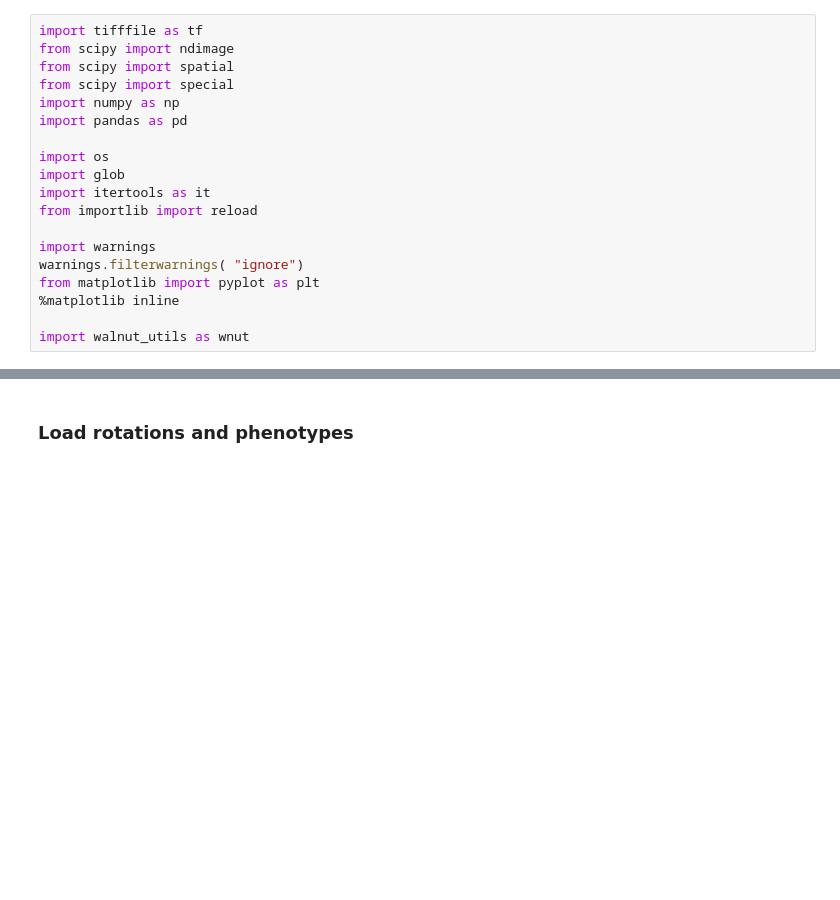
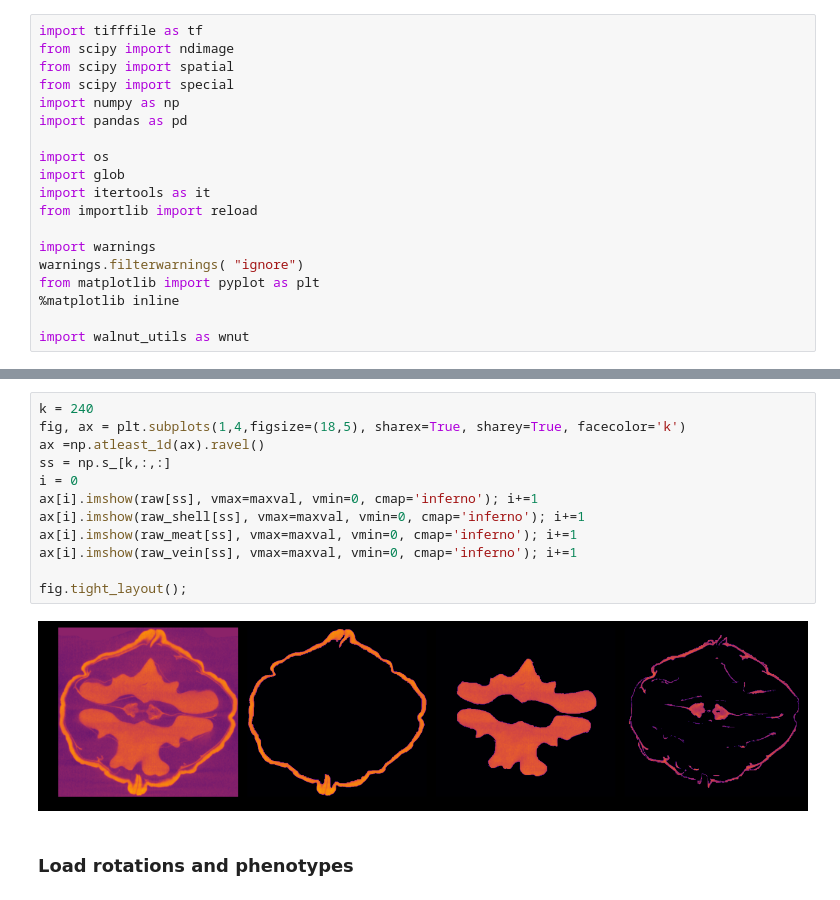
Before and after one commit to amezqui3/walnut_tda, a Jupyter notebook: jupyter/07_traditional_phenotyping.ipynb, the cells around one changed output, grey strips where cells are left out. Saved outputs shown, nothing was run; the diff lists cells and outputs as text; blank space fills up the shorter version.

```diff
--- a/jupyter/07_traditional_phenotyping.ipynb
+++ b/jupyter/07_traditional_phenotyping.ipynb
@@ -68,3 +119,17 @@ SelectD_R9_T1_004
+# %%
+k = 240
+fig, ax = plt.subplots(1,4,figsize=(18,5), sharex=True, sharey=True, facecolor='k')
+ax =np.atleast_1d(ax).ravel()
+ss = np.s_[k,:,:]
+i = 0
+ax[i].imshow(raw[ss], vmax=maxval, vmin=0, cmap='inferno'); i+=1
+ax[i].imshow(raw_shell[ss], vmax=maxval, vmin=0, cmap='inferno'); i+=1
+ax[i].imshow(raw_meat[ss], vmax=maxval, vmin=0, cmap='inferno'); i+=1
+ax[i].imshow(raw_vein[ss], vmax=maxval, vmin=0, cmap='inferno'); i+=1
+
+fig.tight_layout();
+# %% [output]
+[figure, added]
 # %% [markdown]
 ### Load rotations and phenotypes
 # %%
```
Also changed, not shown: parts of 30 cells of this notebook, 4 other files.
